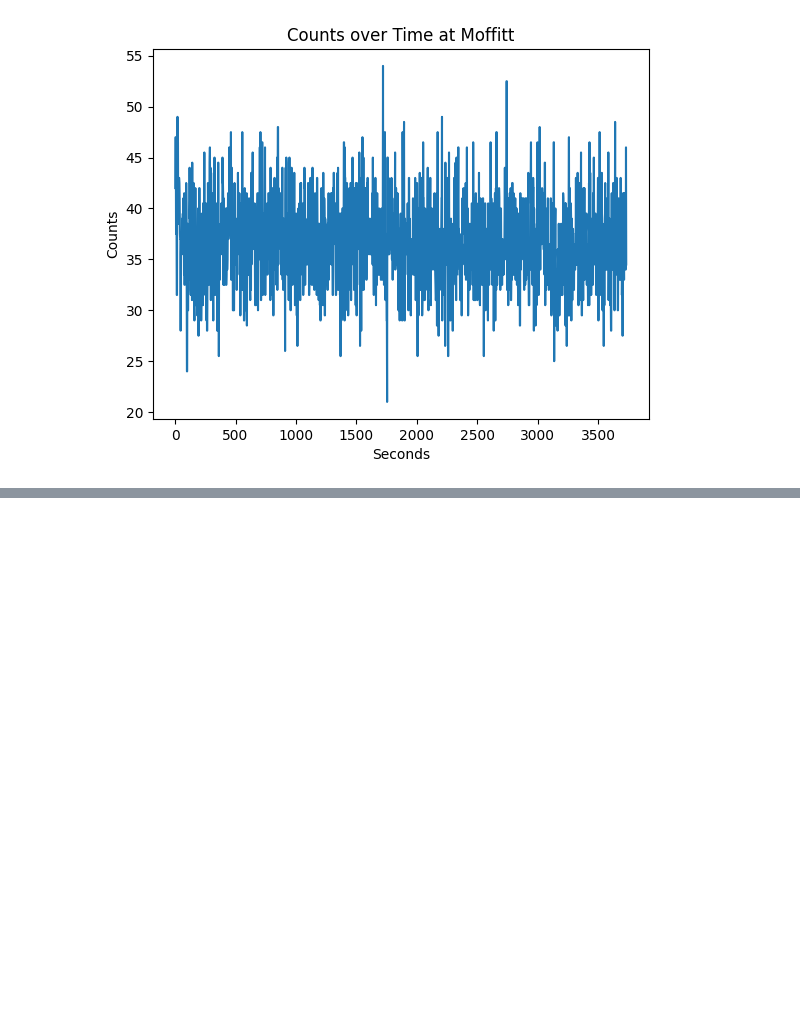
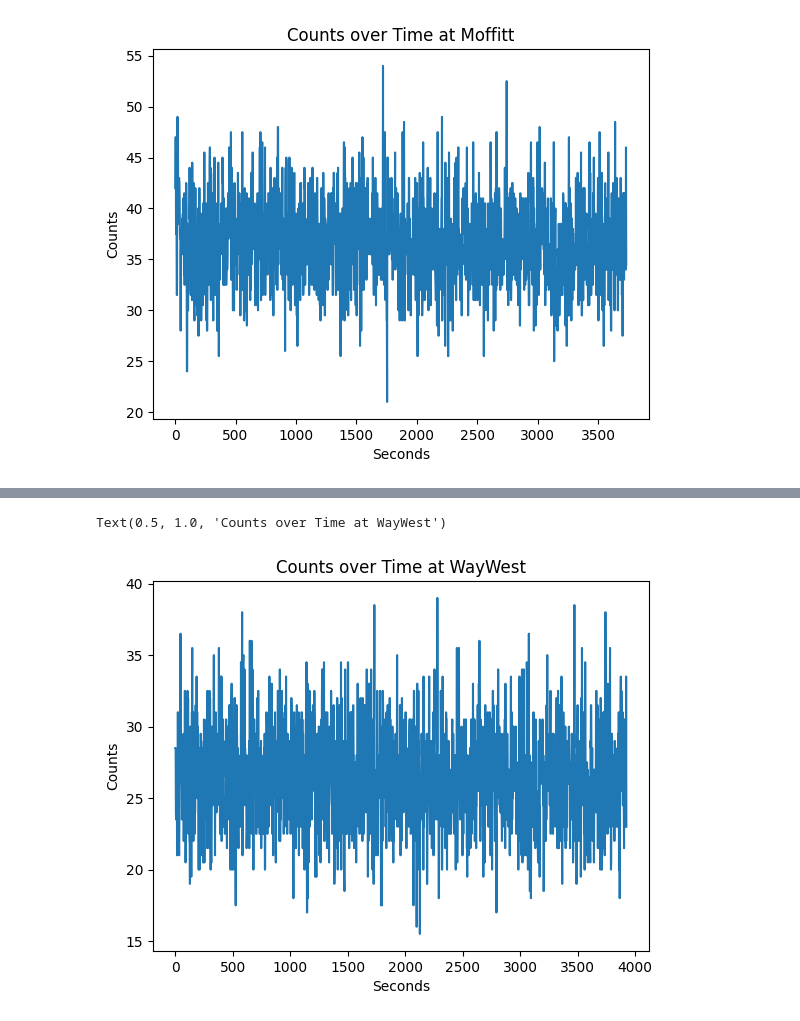
Before and after one commit to Gish-Sky/E11_LabWork, a Jupyter notebook: final_project.ipynb, the cells around one changed output, grey strips where cells are left out. Cells and saved outputs as stored; diff of their text form; code cells hidden in the pictures; blank space fills up the shorter version.

```diff
--- a/final_project.ipynb
+++ b/final_project.ipynb
@@ -29,0 +68,12 @@ Text(0.5, 1.0, 'Counts over Time at Moffitt')
+# %%
+waywest['Time'] = waywest['Time']-waywest['Time'].iloc[0]
+waywest = waywest.iloc[1:, :]
+waywest_counts = waywest['counts']
+
+plt.plot(waywest['Time'], waywest_counts)
+plt.xlabel("Seconds")
+plt.ylabel("Counts")
+plt.title("Counts over Time at WayWest")
+# %% [output]
+Text(0.5, 1.0, 'Counts over Time at WayWest')
+[figure, added]
```
Also changed, not shown: parts of 7 cells of this notebook.
